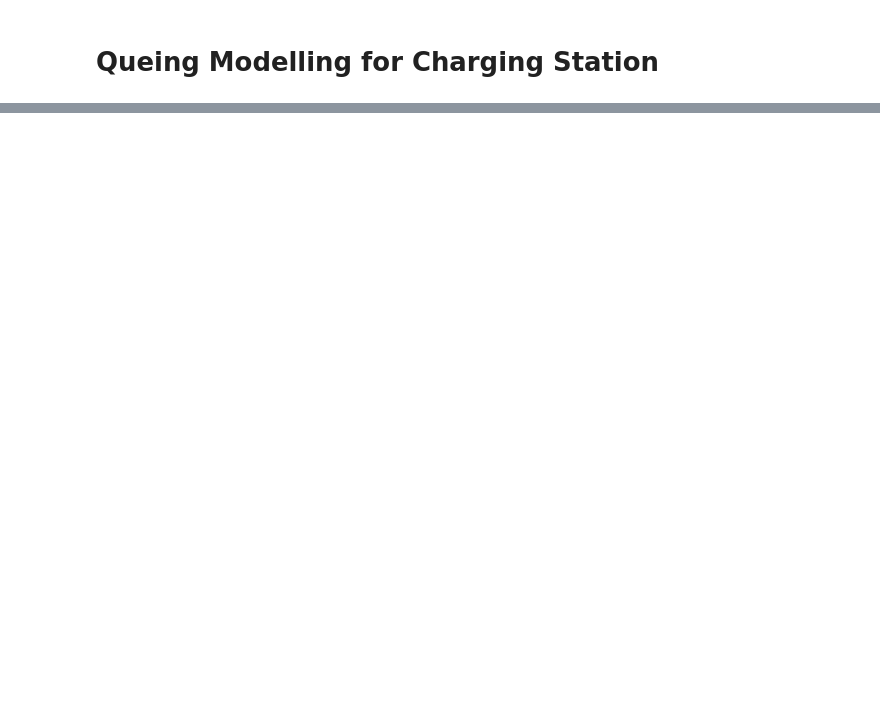
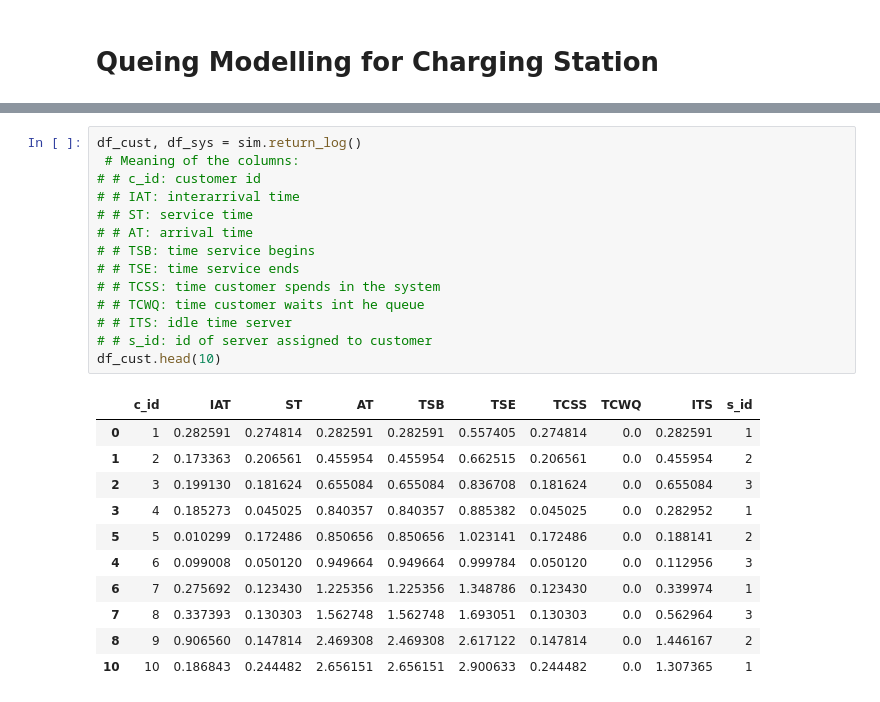
Before and after one commit to imasadnust/EVtripRep, a Jupyter notebook: EVREP2-Copy1.ipynb, the cells around one changed output, grey strips where cells are left out. Drawn from its saved outputs; the diff is of its cells as text; blank space fills up the shorter version.

```diff
--- a/EVREP2-Copy1.ipynb
+++ b/EVREP2-Copy1.ipynb
@@ -1383,0 +1389,26 @@ plt.show
+# %%
+df_cust, df_sys = sim.return_log()
+ # Meaning of the columns:
+# # c_id: customer id
+# # IAT: interarrival time
+# # ST: service time
+# # AT: arrival time
+# # TSB: time service begins
+# # TSE: time service ends
+# # TCSS: time customer spends in the system
+# # TCWQ: time customer waits int he queue
+# # ITS: idle time server
+# # s_id: id of server assigned to customer
+df_cust.head(10)
+# %% [output]
+|  | c_id | IAT | ST | AT | TSB | TSE | TCSS | TCWQ | ITS | s_id |
+| 0 | 1 | 0.282591 | 0.274814 | 0.282591 | 0.282591 | 0.557405 | 0.274814 | 0.0 | 0.282591 | 1 |
+| 1 | 2 | 0.173363 | 0.206561 | 0.455954 | 0.455954 | 0.662515 | 0.206561 | 0.0 | 0.455954 | 2 |
+| 2 | 3 | 0.199130 | 0.181624 | 0.655084 | 0.655084 | 0.836708 | 0.181624 | 0.0 | 0.655084 | 3 |
+| 3 | 4 | 0.185273 | 0.045025 | 0.840357 | 0.840357 | 0.885382 | 0.045025 | 0.0 | 0.282952 | 1 |
+| 5 | 5 | 0.010299 | 0.172486 | 0.850656 | 0.850656 | 1.023141 | 0.172486 | 0.0 | 0.188141 | 2 |
+| 4 | 6 | 0.099008 | 0.050120 | 0.949664 | 0.949664 | 0.999784 | 0.050120 | 0.0 | 0.112956 | 3 |
+| 6 | 7 | 0.275692 | 0.123430 | 1.225356 | 1.225356 | 1.348786 | 0.123430 | 0.0 | 0.339974 | 1 |
+| 7 | 8 | 0.337393 | 0.130303 | 1.562748 | 1.562748 | 1.693051 | 0.130303 | 0.0 | 0.562964 | 3 |
+| 8 | 9 | 0.906560 | 0.147814 | 2.469308 | 2.469308 | 2.617122 | 0.147814 | 0.0 | 1.446167 | 2 |
+| 10 | 10 | 0.186843 | 0.244482 | 2.656151 | 2.656151 | 2.900633 | 0.244482 | 0.0 | 1.307365 | 1 |
```
Also changed, not shown: parts of 25 cells of this notebook, 2 other files.
